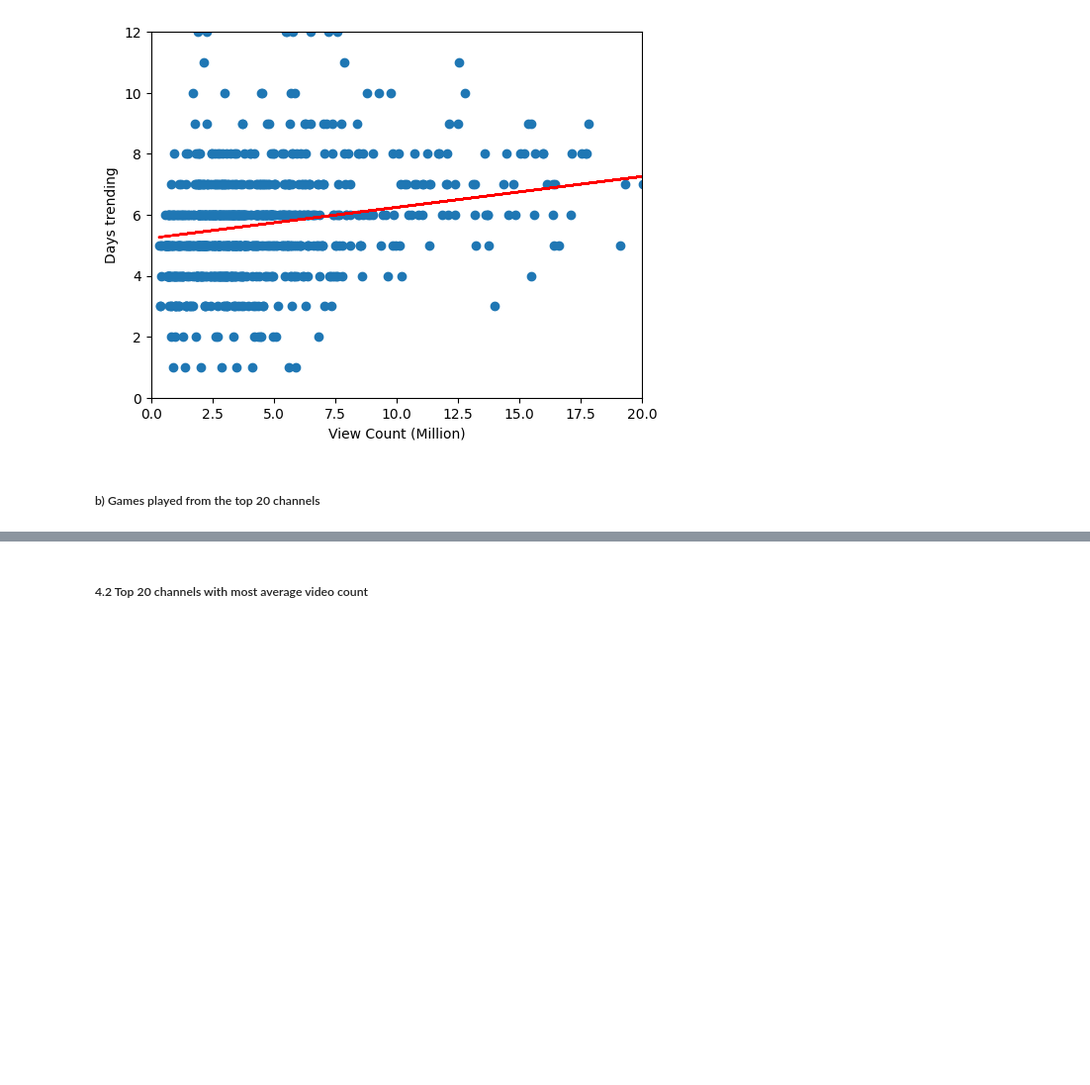
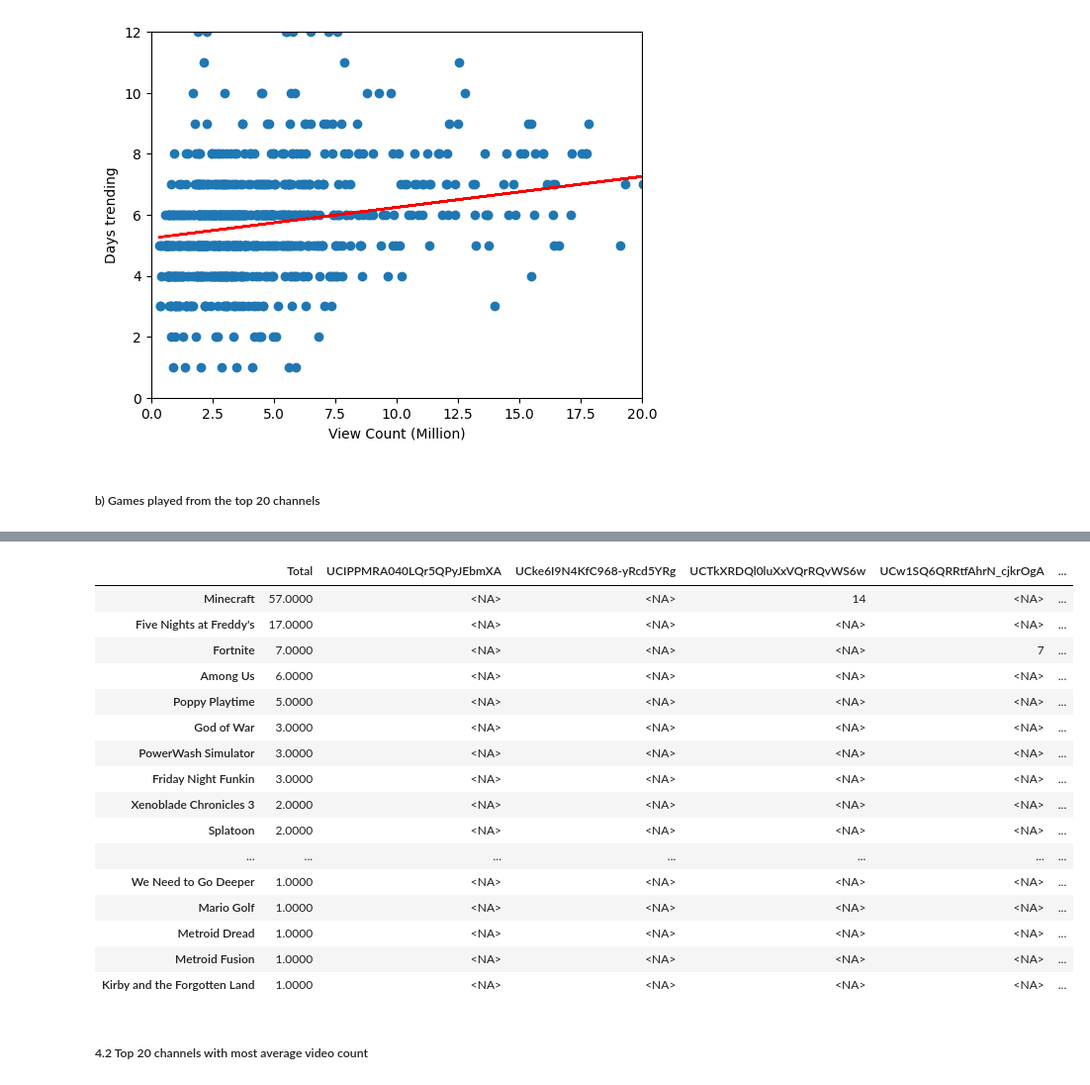
Before and after one commit to xPrinny/ProgramFundiesDataAnalyzers, a Jupyter notebook: notebooks/readData.ipynb, the cells around one changed output, grey strips where cells are left out. Shown at 99% size. Cells and saved outputs as stored; diff of their text form; code cells hidden in the pictures; blank space fills up the shorter version.

Commit message:
Finalised data, reads from gamelist and sort games

```diff
--- a/notebooks/readData.ipynb
+++ b/notebooks/readData.ipynb
@@ -278,0 +271,14 @@ Battle Royale
+# %%
+# New dataframe for game names based from each channel
+gameCount = pd.DataFrame([], dtype='float64')
+
+for channelIdList in gameListInChannel:
+    combinedList = []
+    for combinedGameList in gameListInChannel[channelIdList]:
+        for listItems in combinedGameList:
+            combinedList.append(listItems)
+    counts = pd.Series(combinedList, name=channelIdList, dtype='string').value_counts().to_frame()
+
+    gameCount = pd.concat([gameCount, counts], axis=1)
+
+gameCount
@@ -278,0 +299,6 @@ Battle Royale
+# %%
+# Filtering data
+# Add a total counter to sort.
+gameCount.insert(loc=0, column='Total', value=gameCount.iloc[:, -20:-1].sum(axis=1))
+
+gameCount
@@ -279,3 +319,28 @@ Battle Royale
+# %%
+# Remove unwanted data and filter top 20 games
+dataToRemove = ['D', 'N', 'Adventure', 'Challenge', 'Rematch', 'es', 'Dream', 'One', 'ER',
+'Z', 'Action', 'O', 'Live', 'Thor', 'Steam', 'Nether', 'Creepers', 'NAM', 'Hunt', 'Witches',
+'Wizards', 'Wands', 'Avalanche', 'Deconstruct', 'Controller', 'Memento Mori', 'Bigfoot',
+'Wizard', 'Remote Control']
+gameCount.sort_values(by=['Total'], ascending=False).drop(dataToRemove).iloc[0:20]
+# %% [output]
+|  | Total | UCIPPMRA040LQr5QPyJEbmXA | UCke6I9N4KfC968-yRcd5YRg | UCTkXRDQl0luXxVQrRQvWS6w | UCw1SQ6QRRtfAhrN_cjkrOgA | ... |
+| Minecraft | 57.0000 | <NA> | <NA> | 14 | <NA> | ... |
+| Five Nights at Freddy's | 17.0000 | <NA> | <NA> | <NA> | <NA> | ... |
+| Fortnite | 7.0000 | <NA> | <NA> | <NA> | 7 | ... |
+| Among Us | 6.0000 | <NA> | <NA> | <NA> | <NA> | ... |
+| Poppy Playtime | 5.0000 | <NA> | <NA> | <NA> | <NA> | ... |
+| God of War | 3.0000 | <NA> | <NA> | <NA> | <NA> | ... |
+| PowerWash Simulator | 3.0000 | <NA> | <NA> | <NA> | <NA> | ... |
+| Friday Night Funkin | 3.0000 | <NA> | <NA> | <NA> | <NA> | ... |
+| Xenoblade Chronicles 3 | 2.0000 | <NA> | <NA> | <NA> | <NA> | ... |
+| Splatoon | 2.0000 | <NA> | <NA> | <NA> | <NA> | ... |
+| ... | ... | ... | ... | ... | ... | ... |
+| We Need to Go Deeper | 1.0000 | <NA> | <NA> | <NA> | <NA> | ... |
+| Mario Golf | 1.0000 | <NA> | <NA> | <NA> | <NA> | ... |
+| Metroid Dread | 1.0000 | <NA> | <NA> | <NA> | <NA> | ... |
+| Metroid Fusion | 1.0000 | <NA> | <NA> | <NA> | <NA> | ... |
+| Kirby and the Forgotten Land | 1.0000 | <NA> | <NA> | <NA> | <NA> | ... |
 # %% [markdown]
 ##### 4.2 Top 20 channels with most average video count
 # %%
```
Also changed, not shown: parts of 12 cells of this notebook.
